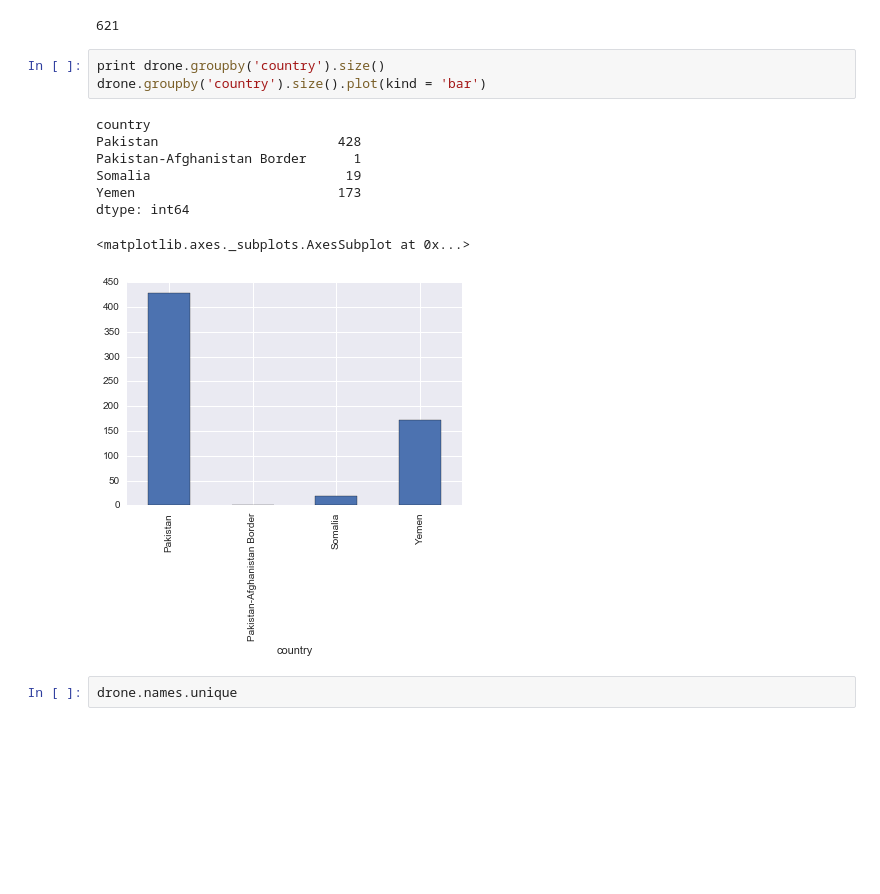
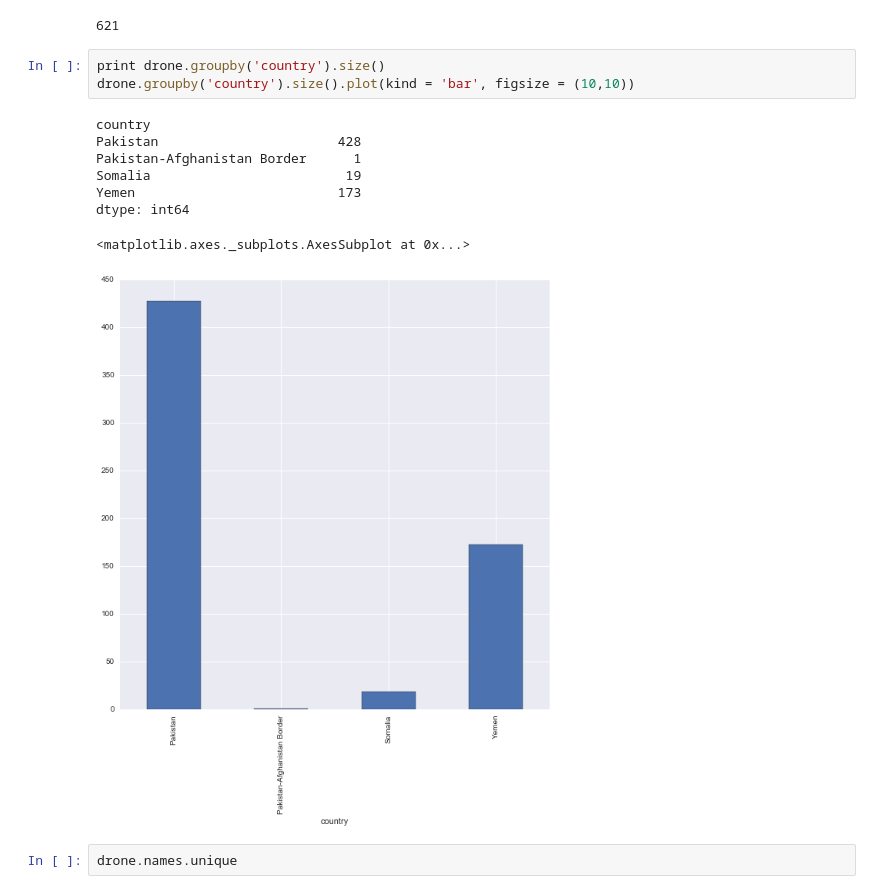
Before and after one commit to stavgrossfeld/GA-Data-Science-Immersive, a Jupyter notebook: week-02/5.3-EDA-practice/notebooks/Untitled.ipynb, the cells around one changed output. Cells and saved outputs as stored; diff of their text form; blank space fills up the shorter version.

```diff
--- a/week-02/5.3-EDA-practice/notebooks/Untitled.ipynb
+++ b/week-02/5.3-EDA-practice/notebooks/Untitled.ipynb
@@ -55,16 +55,16 @@ drone.deaths_max.count().sum()
 621
 # %%
 print drone.groupby('country').size()
-drone.groupby('country').size().plot(kind = 'bar')
+drone.groupby('country').size().plot(kind = 'bar', figsize = (10,10))
 # %% [output]
 country
 Pakistan                       428
 Pakistan-Afghanistan Border      1
 Somalia                         19
 Yemen                          173
 dtype: int64
 <matplotlib.axes._subplots.AxesSubplot at 0x...>
-[figure, old version]
+[figure, new version]
 # %%
 drone.names.unique
 # %% [output]
```
Also changed, not shown: parts of 6 cells of this notebook, 1 other file.
